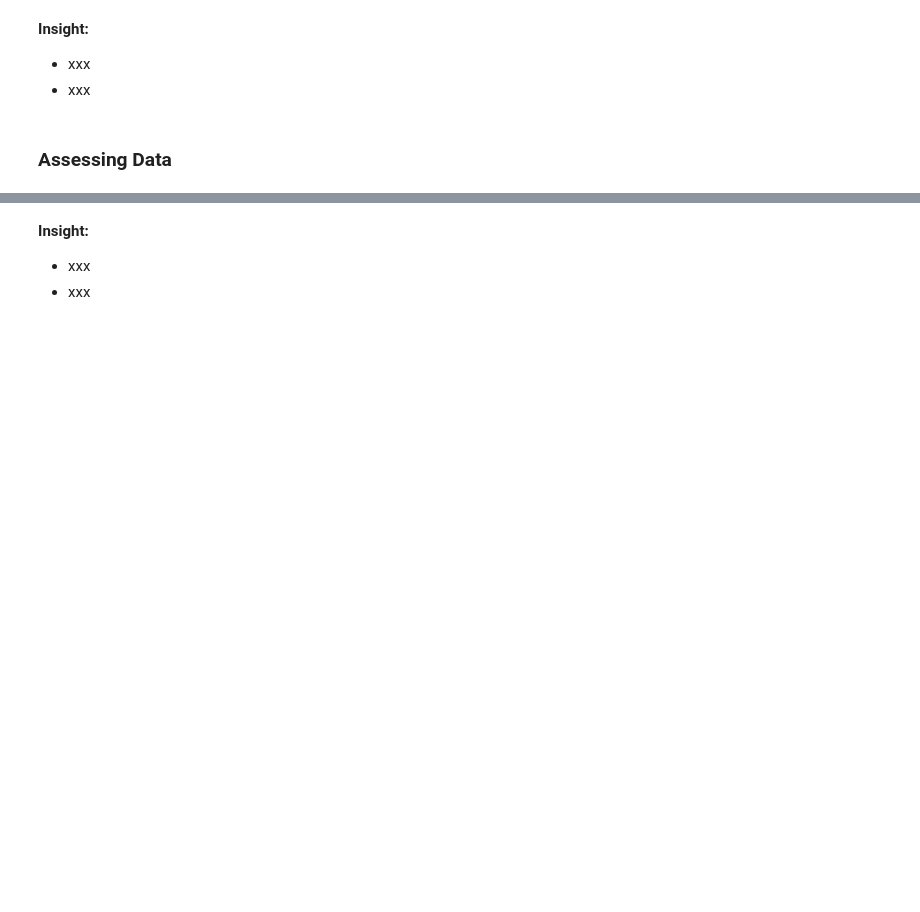
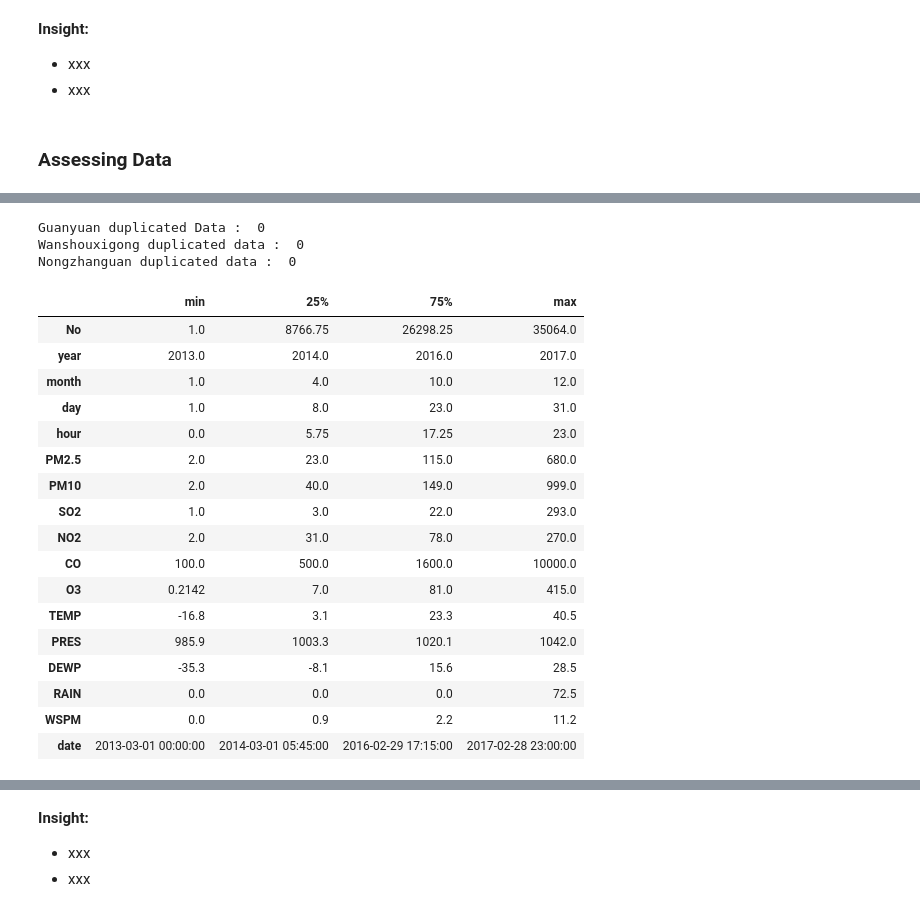
Before and after one commit to RizkyMlana/Analytics-Data-Project, a Jupyter notebook: Proyek_Analisis_Data.ipynb, the cells around one changed output, grey strips where cells are left out. Cells and saved outputs as stored; diff of their text form; code cells hidden in the pictures; blank space fills up the shorter version.

```diff
--- a/Proyek_Analisis_Data.ipynb
+++ b/Proyek_Analisis_Data.ipynb
@@ -53,0 +25,30 @@ df = pd.concat([pd.read_csv(file) for file in csv_files], ignore_index=True)
+# %%
+zip = zipfile.ZipFile('air.zip','r')
+zip.extractall('air')
+zip.close()
+
+guanyuan_dir = 'air/AirDataset/Guanyuan.csv'
+nongzhanguan_dir = 'air/AirDataset/Nongzhanguan.csv'
+wanshouxigong_dir = 'air/AirDataset/Wanshouxigong.csv'
+# %%
+guan_df = pd.read_csv(guanyuan_dir)
+nong_df = pd.read_csv(nongzhanguan_dir)
+wans_df = pd.read_csv(wanshouxigong_dir)
+
+
+def get_season(x):
+  if x in [12,1,2]:
+    return 'Winter'
+  elif x in [3,4,5]:
+    return 'Spring'
+  elif x in [6,7,8]:
+    return 'Summer'
+  else:
+    return 'Autumn'
+guan_df['season'] = guan_df['month'].apply(get_season)
+nong_df['season'] = nong_df['month'].apply(get_season)
+wans_df['season'] = wans_df['month'].apply(get_season)
+
+guan_df['date'] = pd.to_datetime(guan_df[['year', 'month', 'day', 'hour']])
+nong_df['date'] = pd.to_datetime(nong_df[['year', 'month', 'day', 'hour']])
+wans_df['date'] = pd.to_datetime(wans_df[['year', 'month', 'day', 'hour']])
@@ -59,0 +205,29 @@ df = pd.concat([pd.read_csv(file) for file in csv_files], ignore_index=True)
+# %%
+print('Guanyuan duplicated Data : ', guan_df.duplicated().sum())
+print('Wanshouxigong duplicated data : ', wans_df.duplicated().sum())
+print('Nongzhanguan duplicated data : ', nong_df.duplicated().sum())
+# %% [output]
+Guanyuan duplicated Data :  0
+Wanshouxigong duplicated data :  0
+Nongzhanguan duplicated data :  0
+# %%
+guan_df.describe().T[['min','25%','75%','max']]
+# %% [output]
+|  | min | 25% | 75% | max |
+| No | 1.0 | 8766.75 | 26298.25 | 35064.0 |
+| year | 2013.0 | 2014.0 | 2016.0 | 2017.0 |
+| month | 1.0 | 4.0 | 10.0 | 12.0 |
+| day | 1.0 | 8.0 | 23.0 | 31.0 |
+| hour | 0.0 | 5.75 | 17.25 | 23.0 |
+| PM2.5 | 2.0 | 23.0 | 115.0 | 680.0 |
+| PM10 | 2.0 | 40.0 | 149.0 | 999.0 |
+| SO2 | 1.0 | 3.0 | 22.0 | 293.0 |
+| NO2 | 2.0 | 31.0 | 78.0 | 270.0 |
+| CO | 100.0 | 500.0 | 1600.0 | 10000.0 |
+| O3 | 0.2142 | 7.0 | 81.0 | 415.0 |
+| TEMP | -16.8 | 3.1 | 23.3 | 40.5 |
+| PRES | 985.9 | 1003.3 | 1020.1 | 1042.0 |
+| DEWP | -35.3 | -8.1 | 15.6 | 28.5 |
+| RAIN | 0.0 | 0.0 | 0.0 | 72.5 |
+| WSPM | 0.0 | 0.9 | 2.2 | 11.2 |
+| date | 2013-03-01 00:00:00 | 2014-03-01 05:45:00 | 2016-02-29 17:15:00 | 2017-02-28 23:00:00 |
```
Also changed, not shown: parts of 26 cells of this notebook.
